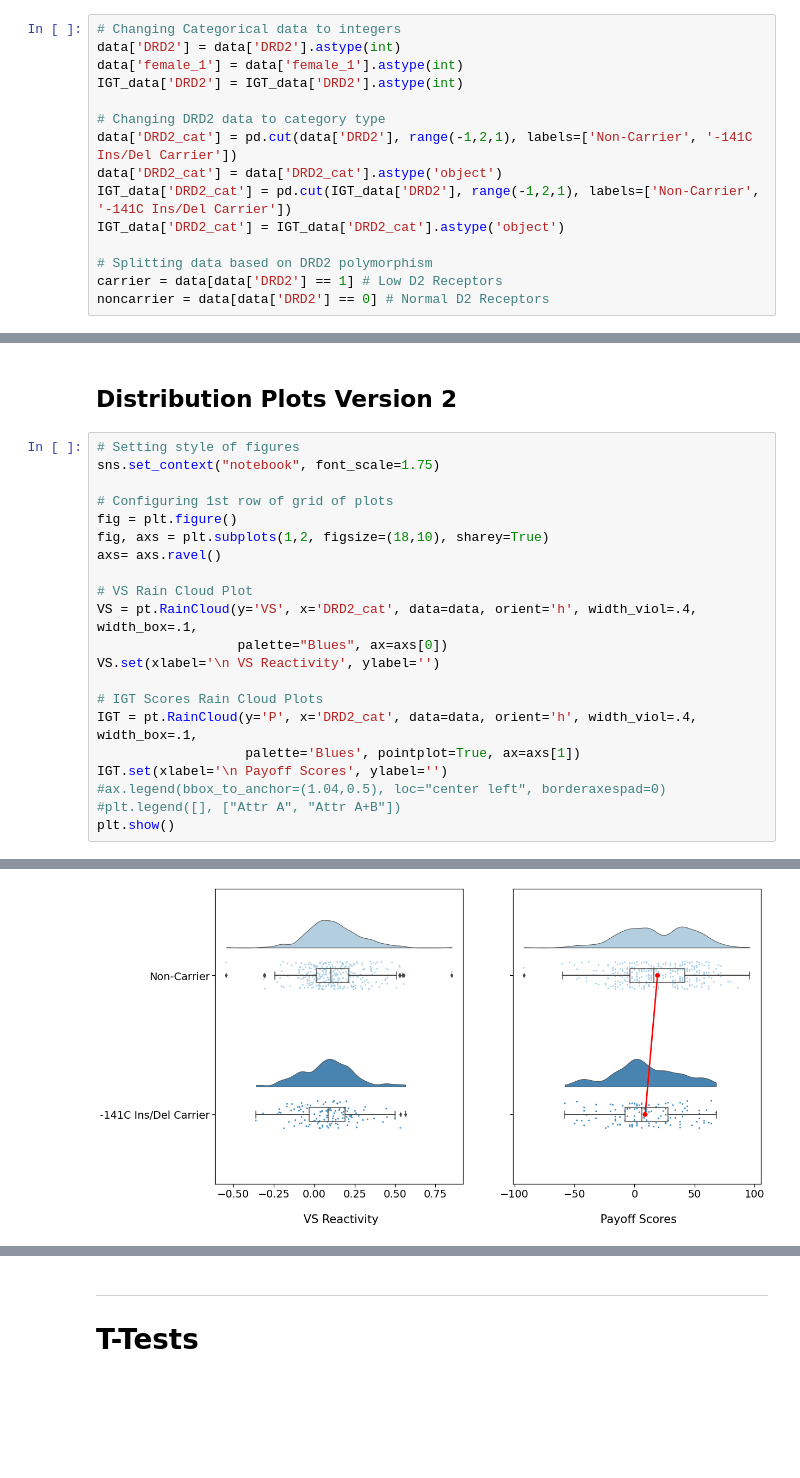
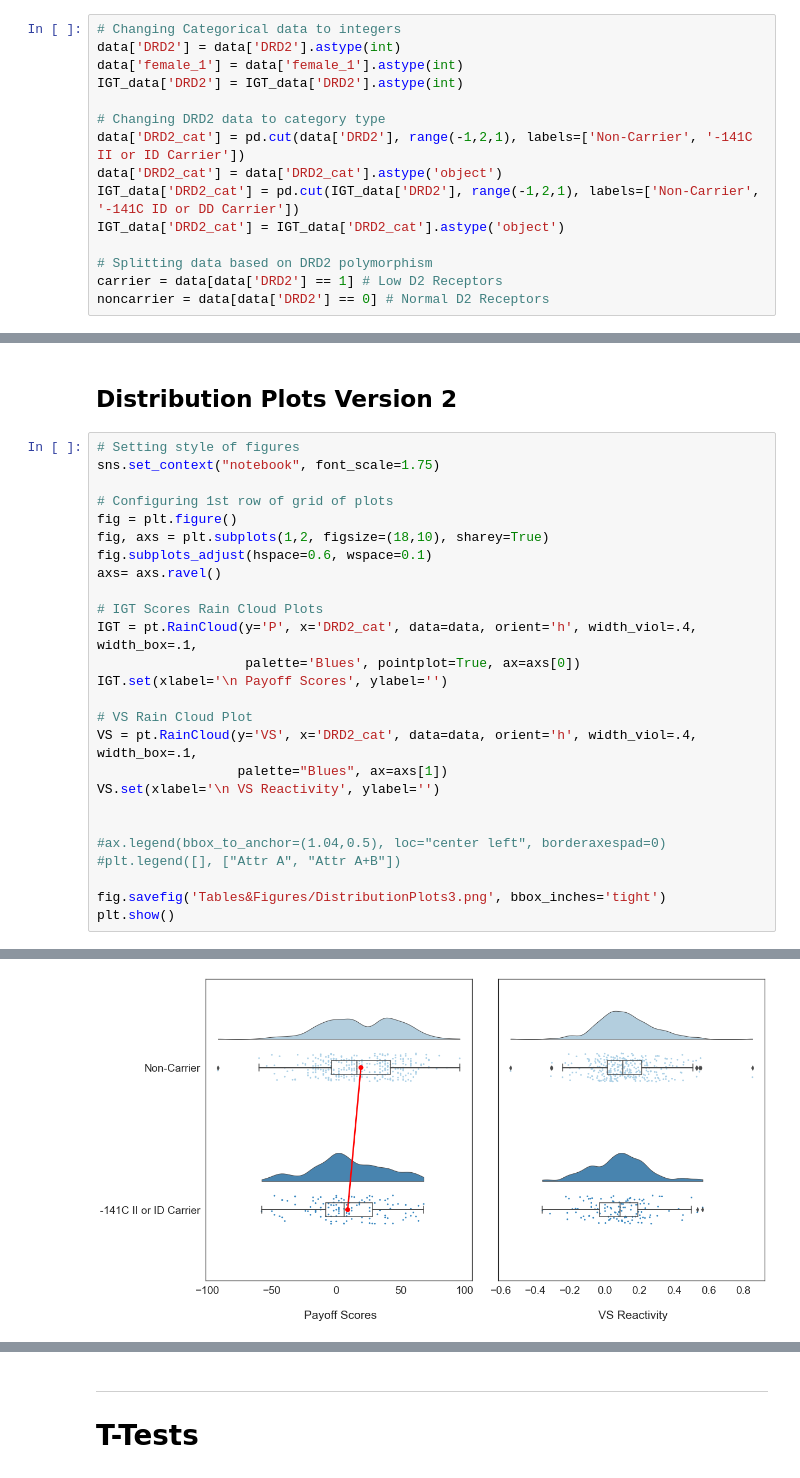
Before and after one commit to cbanuelos/DRD2_Abnormal_Learning, a Jupyter notebook: Data_Analysis_and_Q-Learning.ipynb, the cells around one changed output, grey strips where cells are left out. Drawn from its saved outputs; the diff is of its cells as text; blank space fills up the shorter version.

```diff
--- a/Data_Analysis_and_Q-Learning.ipynb
+++ b/Data_Analysis_and_Q-Learning.ipynb
@@ -39,9 +42,9 @@ data['female_1'] = data['female_1'].astype(int)
 IGT_data['DRD2'] = IGT_data['DRD2'].astype(int)
 
 # Changing DRD2 data to category type
-data['DRD2_cat'] = pd.cut(data['DRD2'], range(-1,2,1), labels=['Non-Carrier', '-141C Ins/Del Carrier'])
+data['DRD2_cat'] = pd.cut(data['DRD2'], range(-1,2,1), labels=['Non-Carrier', '-141C II or ID Carrier'])
 data['DRD2_cat'] = data['DRD2_cat'].astype('object')
-IGT_data['DRD2_cat'] = pd.cut(IGT_data['DRD2'], range(-1,2,1), labels=['Non-Carrier', '-141C Ins/Del Carrier'])
+IGT_data['DRD2_cat'] = pd.cut(IGT_data['DRD2'], range(-1,2,1), labels=['Non-Carrier', '-141C ID or DD Carrier'])
 IGT_data['DRD2_cat'] = IGT_data['DRD2_cat'].astype('object')
 
 # Splitting data based on DRD2 polymorphism
@@ -107,24 +126,29 @@ plt.show()
 # %%
 # Setting style of figures
 sns.set_context("notebook", font_scale=1.75)
 
 # Configuring 1st row of grid of plots
 fig = plt.figure()
 fig, axs = plt.subplots(1,2, figsize=(18,10), sharey=True)
+fig.subplots_adjust(hspace=0.6, wspace=0.1)
 axs= axs.ravel()
+
+# IGT Scores Rain Cloud Plots
+IGT = pt.RainCloud(y='P', x='DRD2_cat', data=data, orient='h', width_viol=.4, width_box=.1,
+                   palette='Blues', pointplot=True, ax=axs[0])
+IGT.set(xlabel='\n Payoff Scores', ylabel='')
 
 # VS Rain Cloud Plot
 VS = pt.RainCloud(y='VS', x='DRD2_cat', data=data, orient='h', width_viol=.4, width_box=.1,
-                  palette="Blues", ax=axs[0])
+                  palette="Blues", ax=axs[1])
 VS.set(xlabel='\n VS Reactivity', ylabel='')
 
-# IGT Scores Rain Cloud Plots
-IGT = pt.RainCloud(y='P', x='DRD2_cat', data=data, orient='h', width_viol=.4, width_box=.1,
-                   palette='Blues', pointplot=True, ax=axs[1])
-IGT.set(xlabel='\n Payoff Scores', ylabel='')
+
 #ax.legend(bbox_to_anchor=(1.04,0.5), loc="center left", borderaxespad=0)
 #plt.legend([], ["Attr A", "Attr A+B"])
+
+fig.savefig('Tables&Figures/DistributionPlots3.png', bbox_inches='tight')
 plt.show()
 # %% [output]
 <Figure size 432x288 with 0 Axes>
-[figure, old version]
+[figure, new version]
```
Also changed, not shown: parts of 85 cells of this notebook, 24 other files.
